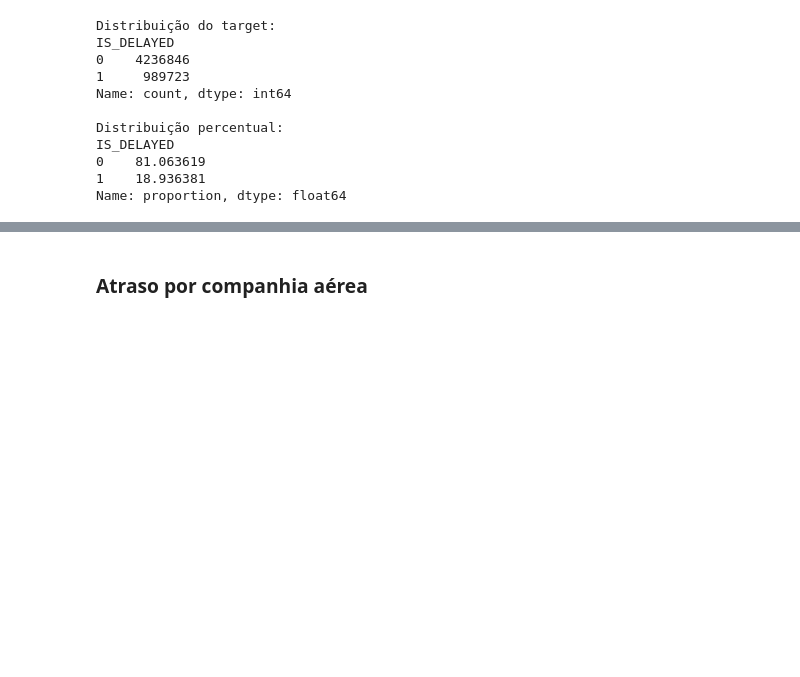
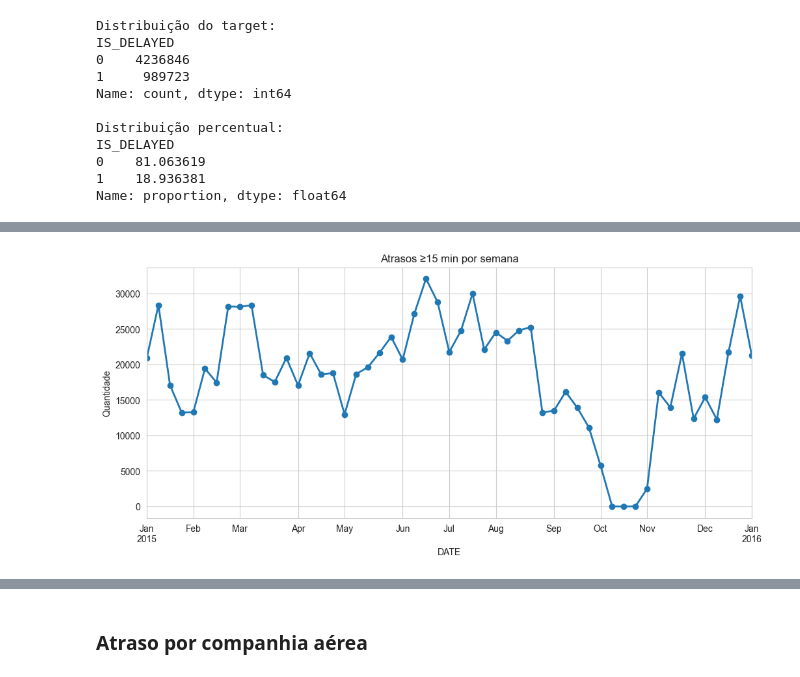
Before and after one commit to alicebiasilva/flight-delay-model-prediction, a Jupyter notebook: notebooks/data_exploration.ipynb, the cells around one changed output, grey strips where cells are left out. Drawn from its saved outputs; the diff is of its cells as text; code cells hidden in the pictures; blank space fills up the shorter version.

```diff
--- a/notebooks/data_exploration.ipynb
+++ b/notebooks/data_exploration.ipynb
@@ -197,0 +232,14 @@ plt.show()
+# %%
+delay_per_week = (
+    df[df["DEPARTURE_DELAY"] >= 15]
+    .set_index("DATE")
+    .resample("W")
+    .size()
+)
+
+delay_per_week.plot(figsize=(12,5), linewidth=2, kind="line",marker="o",)
+plt.title("Atrasos ≥15 min por semana")
+plt.ylabel("Quantidade")
+plt.show()
+# %% [output]
+[figure, added]
```
Also changed, not shown: parts of 43 cells of this notebook, 2 other files.
